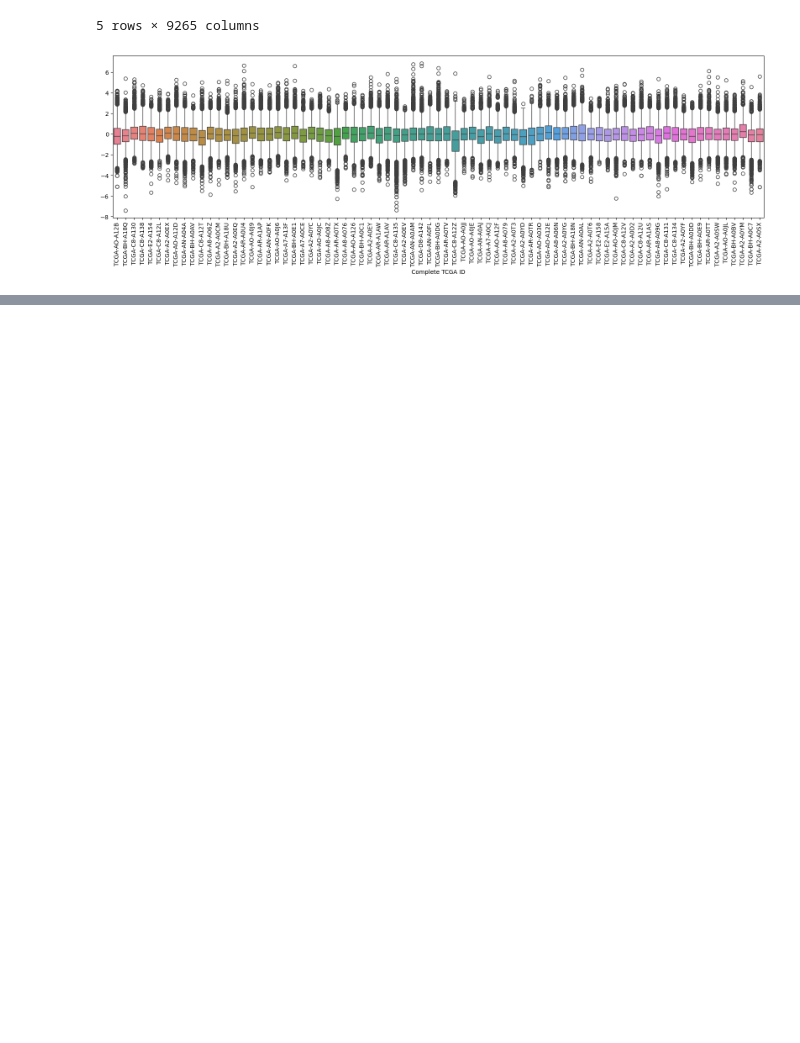
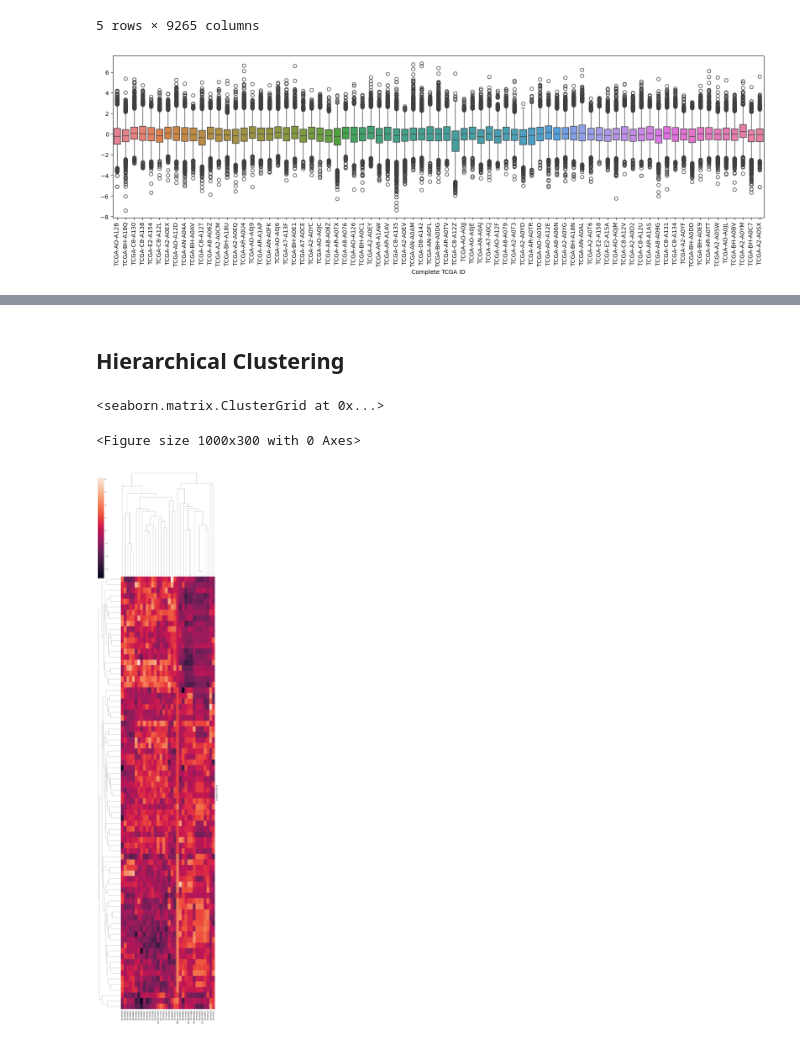
Before and after one commit to jmtony2000/Analysis-of-the-Breast-Cancer-Proteome-Dataset, a Jupyter notebook: Analysis_of_the_Breast_Cancer_Proteome_Dataset.ipynb, the cells around one changed output, grey strips where cells are left out. Cells and saved outputs as stored; diff of their text form; code cells hidden in the pictures; blank space fills up the shorter version.

```diff
--- a/Analysis_of_the_Breast_Cancer_Proteome_Dataset.ipynb
+++ b/Analysis_of_the_Breast_Cancer_Proteome_Dataset.ipynb
@@ -297,0 +457,9 @@ plt.show()
+# %% [markdown]
+## Hierarchical Clustering
+# %%
+plt.figure(figsize=(10, 3))
+sns.clustermap(data_set,  row_cluster=True, col_cluster=True, figsize=(10, 45), yticklabels=False)
+# %% [output]
+<seaborn.matrix.ClusterGrid at 0x...>
+<Figure size 1000x300 with 0 Axes>
+[figure, added]
```
Also changed, not shown: parts of 26 cells of this notebook.
